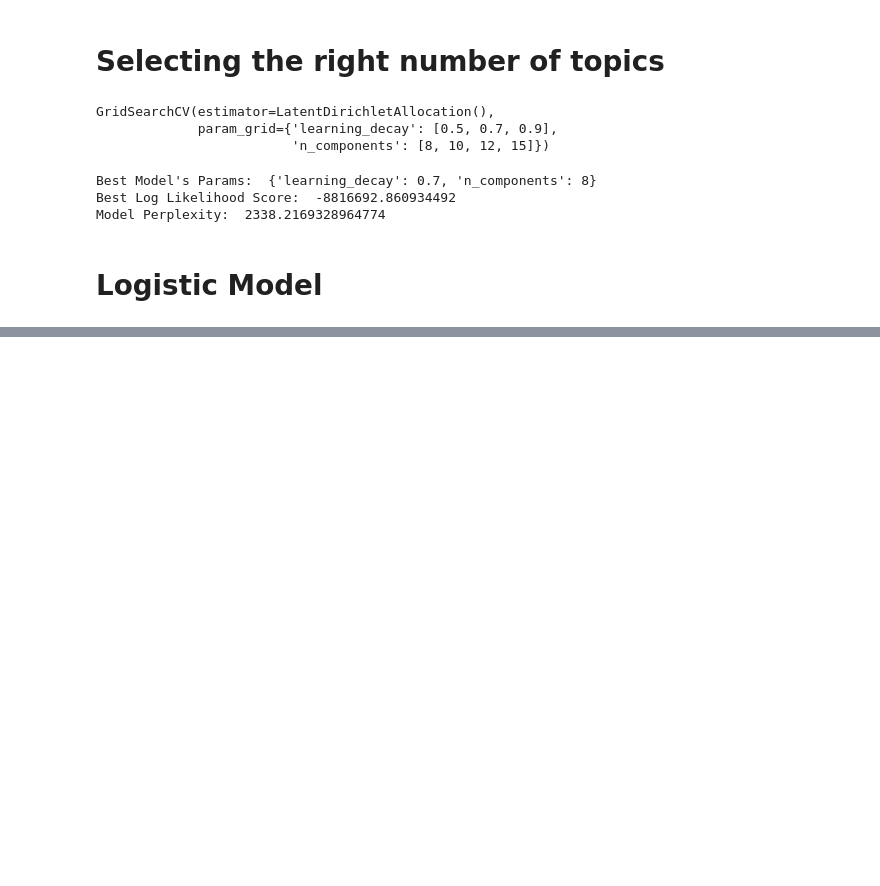
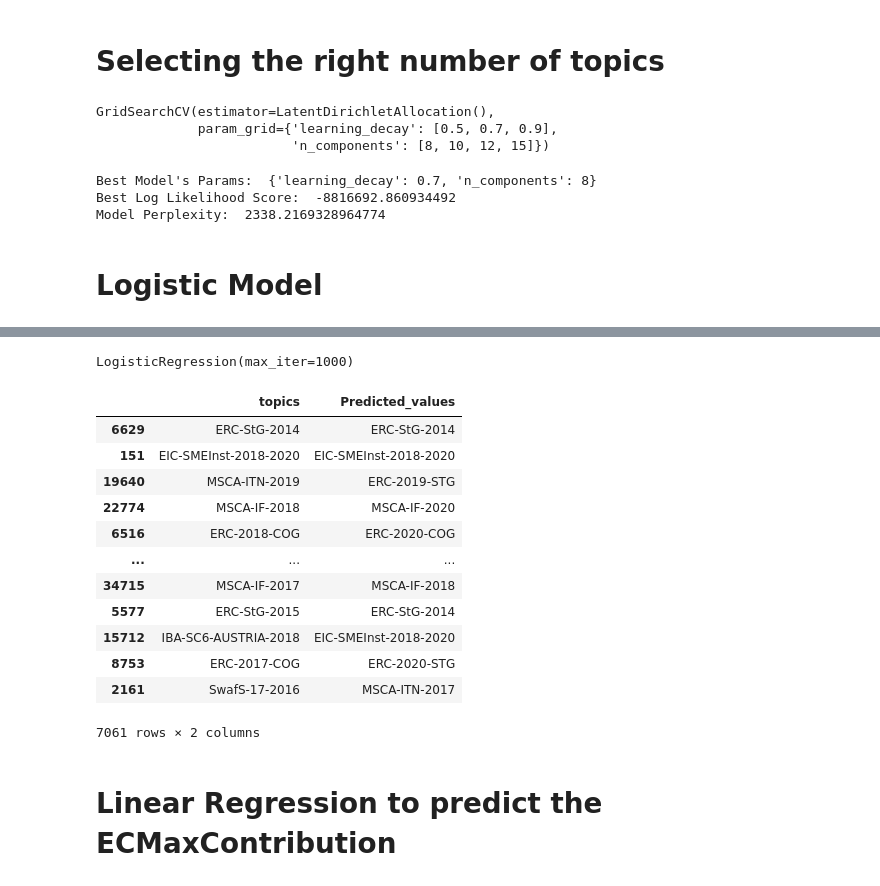
Before and after one commit to adhithyan1041/Topic_modelling, a Jupyter notebook: topic_modelling.ipynb, the cells around one changed output, grey strips where cells are left out. Cells and saved outputs as stored; diff of their text form; code cells hidden in the pictures; blank space fills up the shorter version.

```diff
--- a/topic_modelling.ipynb
+++ b/topic_modelling.ipynb
@@ -451,0 +474,7 @@ array([[2663662.21233004]])
+# %%
+# execution of logistic regression.
+
+logistic=LogisticRegression(solver='lbfgs', max_iter=1000)
+logistic.fit(X_train,y_train)
+# %% [output]
+LogisticRegression(max_iter=1000)
@@ -451,0 +487,18 @@ array([[2663662.21233004]])
+# %%
+pred
+# %% [output]
+|  | topics | Predicted_values |
+| 6629 | ERC-StG-2014 | ERC-StG-2014 |
+| 151 | EIC-SMEInst-2018-2020 | EIC-SMEInst-2018-2020 |
+| 19640 | MSCA-ITN-2019 | ERC-2019-STG |
+| 22774 | MSCA-IF-2018 | MSCA-IF-2020 |
+| 6516 | ERC-2018-COG | ERC-2020-COG |
+| ... | ... | ... |
+| 34715 | MSCA-IF-2017 | MSCA-IF-2018 |
+| 5577 | ERC-StG-2015 | ERC-StG-2014 |
+| 15712 | IBA-SC6-AUSTRIA-2018 | EIC-SMEInst-2018-2020 |
+| 8753 | ERC-2017-COG | ERC-2020-STG |
+| 2161 | SwafS-17-2016 | MSCA-ITN-2017 |
+7061 rows × 2 columns
+# %% [markdown]
+# Linear Regression to predict the ECMaxContribution
```
Also changed, not shown: parts of 52 cells of this notebook.
